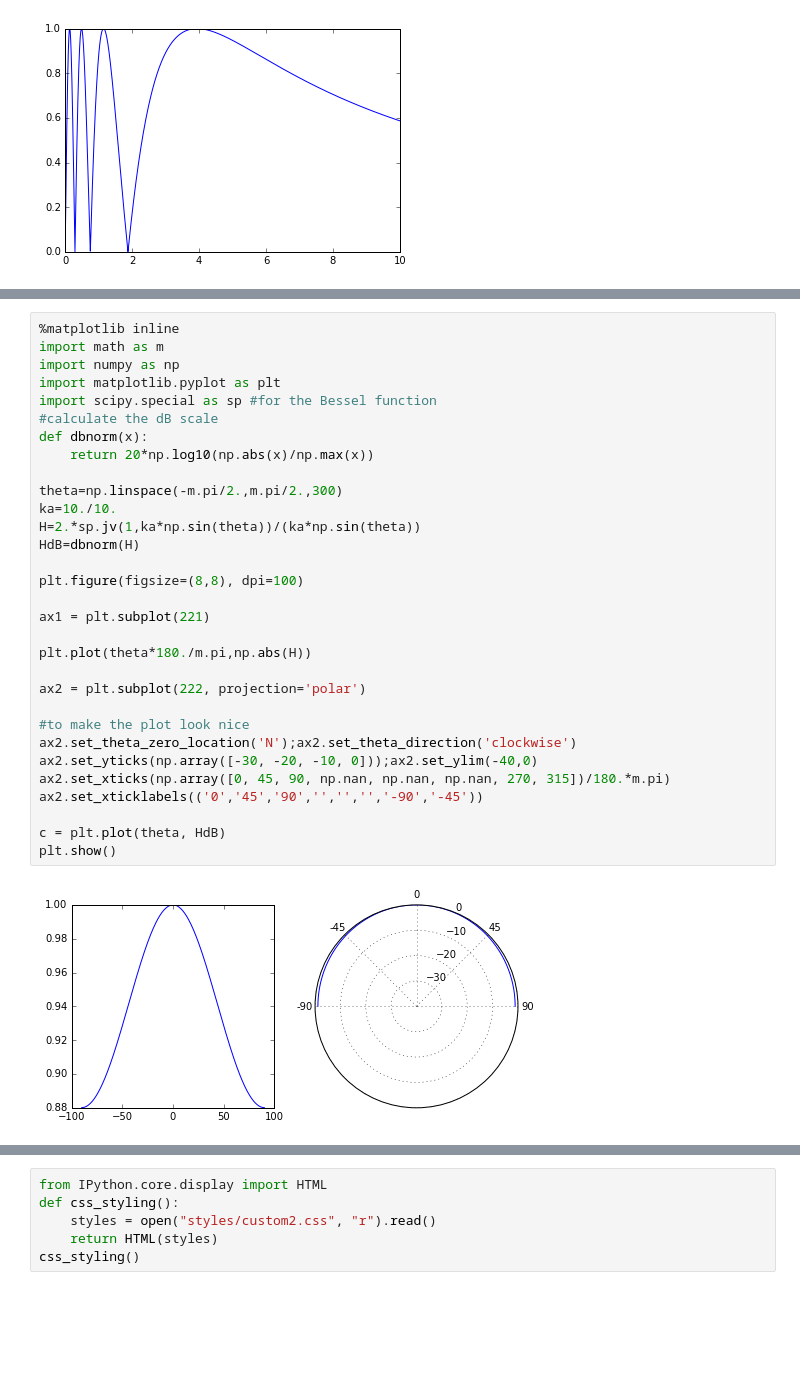
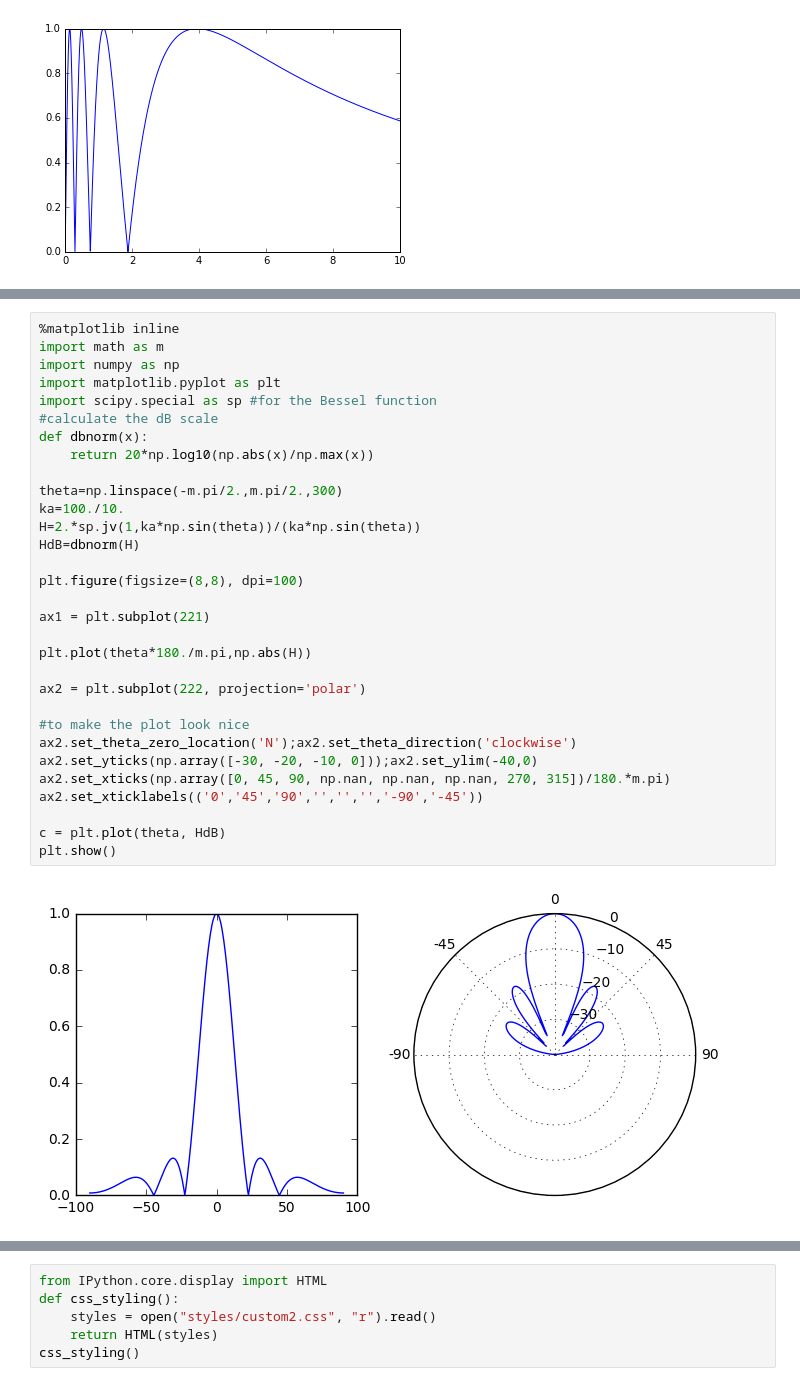
Before and after one commit to cdohl/PH4606, a Jupyter notebook: lecture 7.ipynb, the cells around one changed output, grey strips where cells are left out. Saved outputs shown, nothing was run; the diff lists cells and outputs as text; blank space fills up the shorter version.

```diff
--- a/lecture 7.ipynb
+++ b/lecture 7.ipynb
@@ -318,35 +321,35 @@ H(\Theta)=\left|\frac{2 J_1 (z)}{z}\right| \quad \mathrm{with}\quad z= k a \sin
 %matplotlib inline
 import math as m
 import numpy as np
 import matplotlib.pyplot as plt
 import scipy.special as sp #for the Bessel function
 #calculate the dB scale
 def dbnorm(x):
     return 20*np.log10(np.abs(x)/np.max(x))
 
 theta=np.linspace(-m.pi/2.,m.pi/2.,300)
-ka=10./10.
+ka=100./10.
 H=2.*sp.jv(1,ka*np.sin(theta))/(ka*np.sin(theta))
 HdB=dbnorm(H)
 
 plt.figure(figsize=(8,8), dpi=100)
 
 ax1 = plt.subplot(221)
 
 plt.plot(theta*180./m.pi,np.abs(H))
 
 ax2 = plt.subplot(222, projection='polar')
 
 #to make the plot look nice
 ax2.set_theta_zero_location('N');ax2.set_theta_direction('clockwise')
 ax2.set_yticks(np.array([-30, -20, -10, 0]));ax2.set_ylim(-40,0)
 ax2.set_xticks(np.array([0, 45, 90, np.nan, np.nan, np.nan, 270, 315])/180.*m.pi)
 ax2.set_xticklabels(('0','45','90','','','','-90','-45'))
 
 c = plt.plot(theta, HdB)
 plt.show()
 # %% [output]
-[figure, old version]
+[figure, new version]
 # %% [markdown]
 ## Linear Array
 
```
Also changed, not shown: parts of 4 cells of this notebook, 10 other files.
